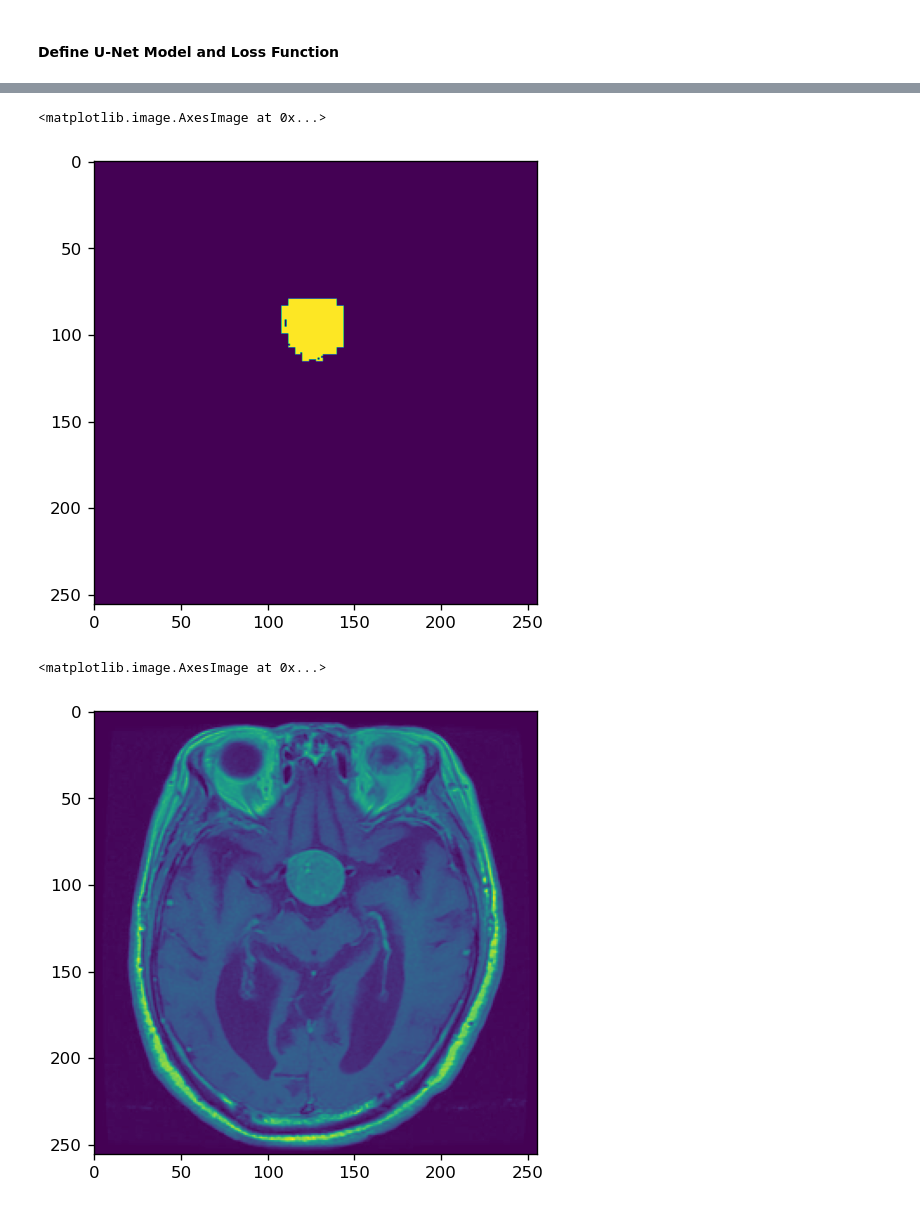
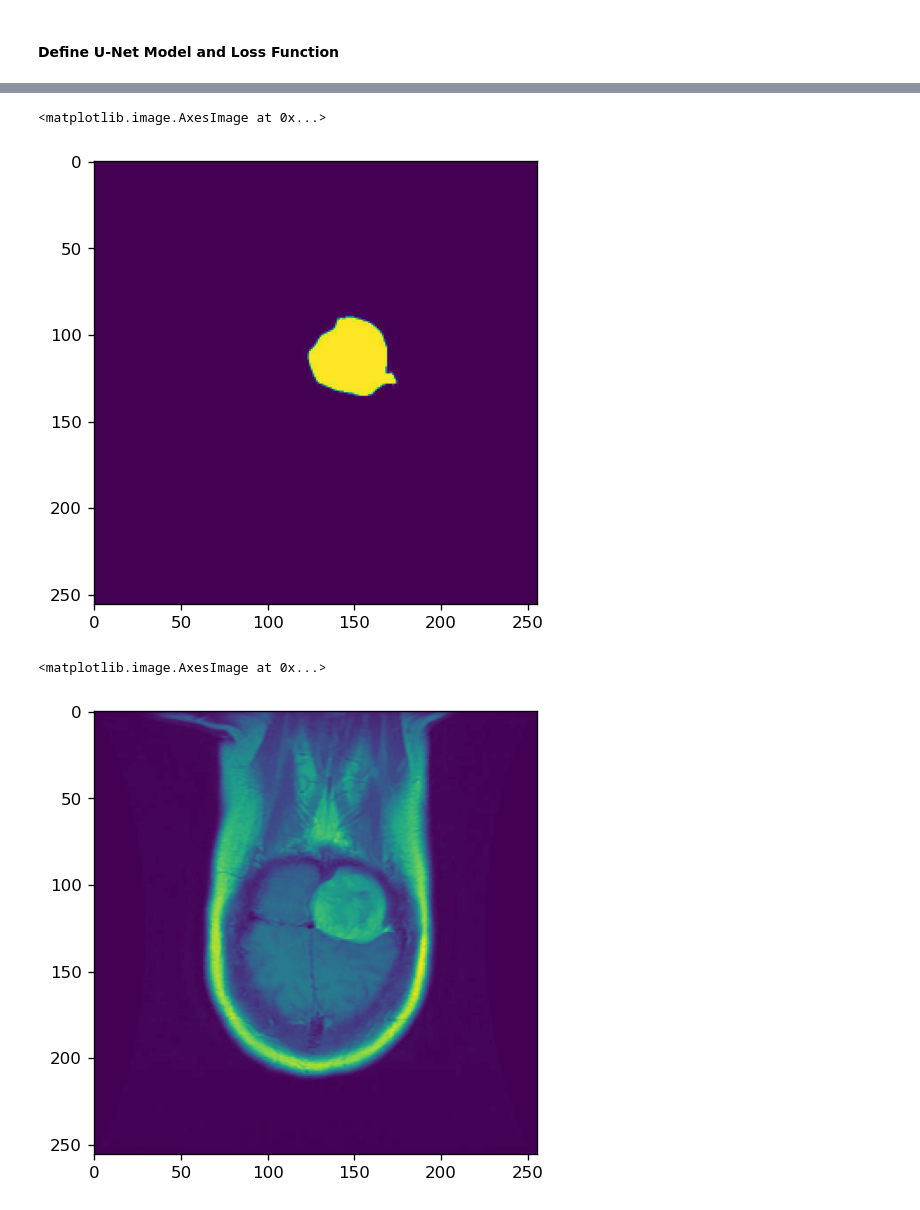
Before and after one commit to wesley0628/Brain_MRI_Image_Analysis, a Jupyter notebook: Brain_MRI_Tumor_Segmentation.ipynb, the cells around one changed output, grey strips where cells are left out. Drawn from its saved outputs; the diff is of its cells as text; code cells hidden in the pictures.

```diff
--- a/Brain_MRI_Tumor_Segmentation.ipynb
+++ b/Brain_MRI_Tumor_Segmentation.ipynb
@@ -316,10 +311,10 @@ plt.imshow(predicted)
 # %%
-plt.imshow(y_test[0])
+plt.imshow(y_test[4])
 # %% [output]
 <matplotlib.image.AxesImage at 0x...>
-[figure, old version]
+[figure, new version]
 # %%
-plt.imshow(X_test[0])
+plt.imshow(X_test[4])
 # %% [output]
 <matplotlib.image.AxesImage at 0x...>
-[figure, old version]
+[figure, new version]
```
Also changed, not shown: parts of 8 cells of this notebook.
